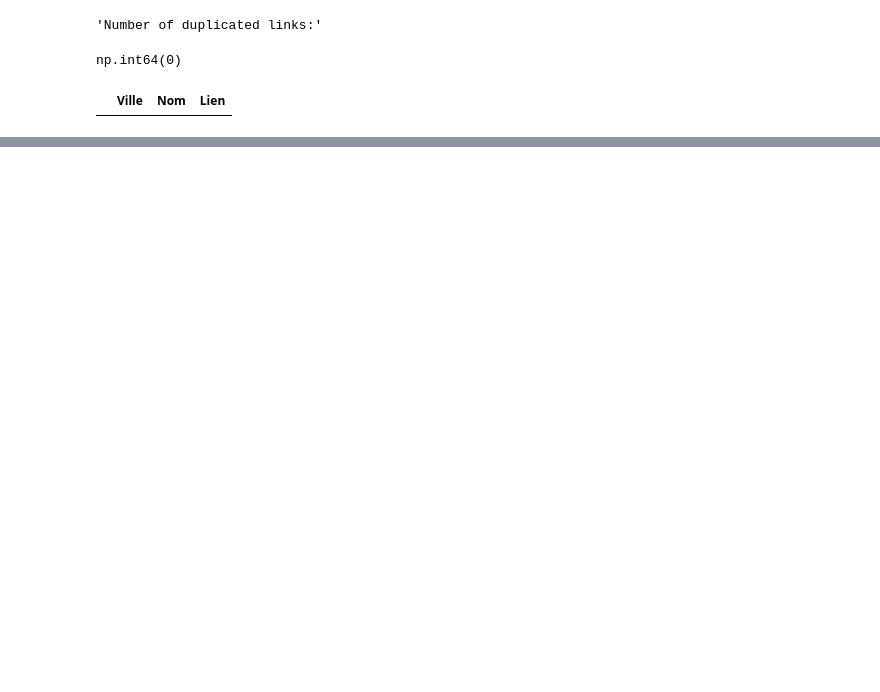
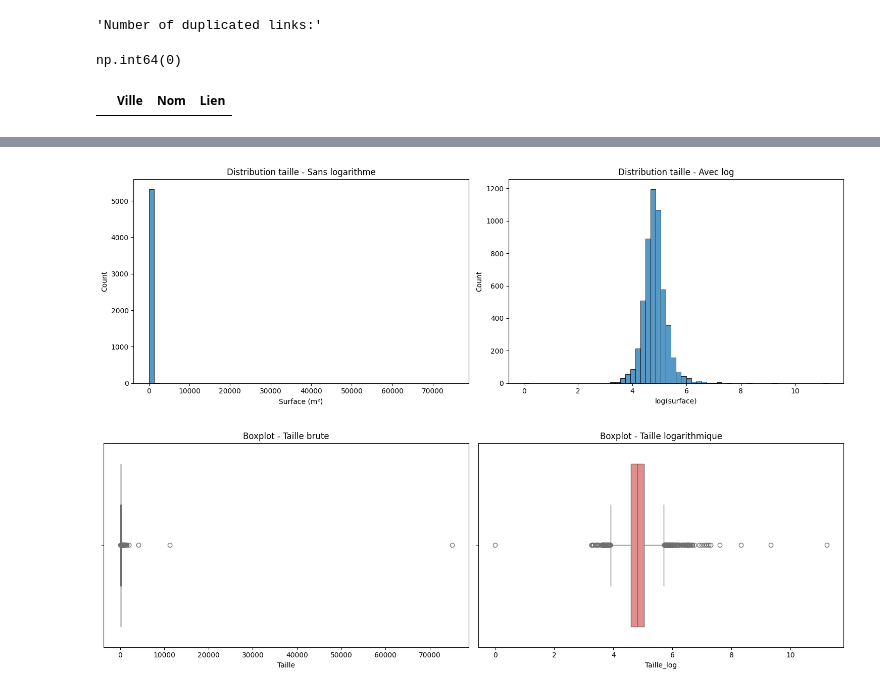
Before and after one commit to tangmomb/projet_immobilier, a Jupyter notebook: scripts/explore_csv.ipynb, the cells around one changed output, grey strips where cells are left out. Cells and saved outputs as stored; diff of their text form; code cells hidden in the pictures; blank space fills up the shorter version.

```diff
--- a/scripts/explore_csv.ipynb
+++ b/scripts/explore_csv.ipynb
@@ -29,0 +82,47 @@ print("Nouveau CSV créé: ../csv/communes_dept29.csv")
+# %%
+import pandas as pd
+import numpy as np
+import matplotlib.pyplot as plt
+import seaborn as sns
+
+# Load CSV
+df = pd.read_csv('../csv/STEP02_maisons_dept29.csv', encoding='utf-8')
+
+# Nettoyage numérique
+df['Taille'] = pd.to_numeric(df['Taille'].astype(str).str.replace(' ', ''), errors='coerce')
+
+# Création colonne logarithmique (⚠ ignore <=0 pour le log)
+df['Taille_log'] = np.log(df['Taille'].replace(0, np.nan))
+
+# --------- 📊 Visualisation histogrammes ------------------
+plt.figure(figsize=(15,5))
+
+plt.subplot(1,2,1)
+sns.histplot(df['Taille'].dropna(), bins=60)
+plt.title("Distribution taille - Sans logarithme")
+plt.xlabel("Surface (m²)")
+
+plt.subplot(1,2,2)
+sns.histplot(df['Taille_log'].dropna(), bins=60)
+plt.title("Distribution taille - Avec log")
+plt.xlabel("log(surface)")
+
+plt.tight_layout()
+plt.show()
+
+# --------- 📦 Boxplots comparés ------------------
+plt.figure(figsize=(15,5))
+
+plt.subplot(1,2,1)
+sns.boxplot(x=df['Taille'].dropna(), color="skyblue")
+plt.title("Boxplot - Taille brute")
+
+plt.subplot(1,2,2)
+sns.boxplot(x=df['Taille_log'].dropna(), color="lightcoral")
+plt.title("Boxplot - Taille logarithmique")
+
+plt.tight_layout()
+plt.show()
+# %% [output]
+[figure, added]
+[figure, added]
```
Also changed, not shown: parts of 3 cells of this notebook, 13 other files.
